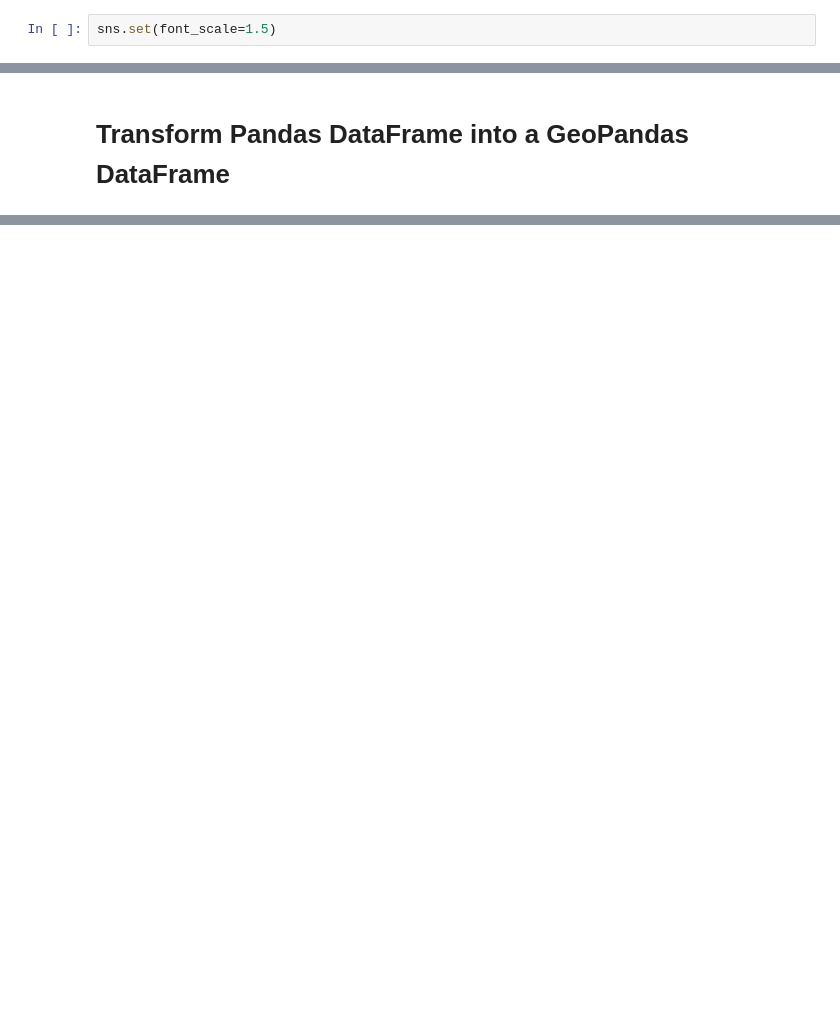
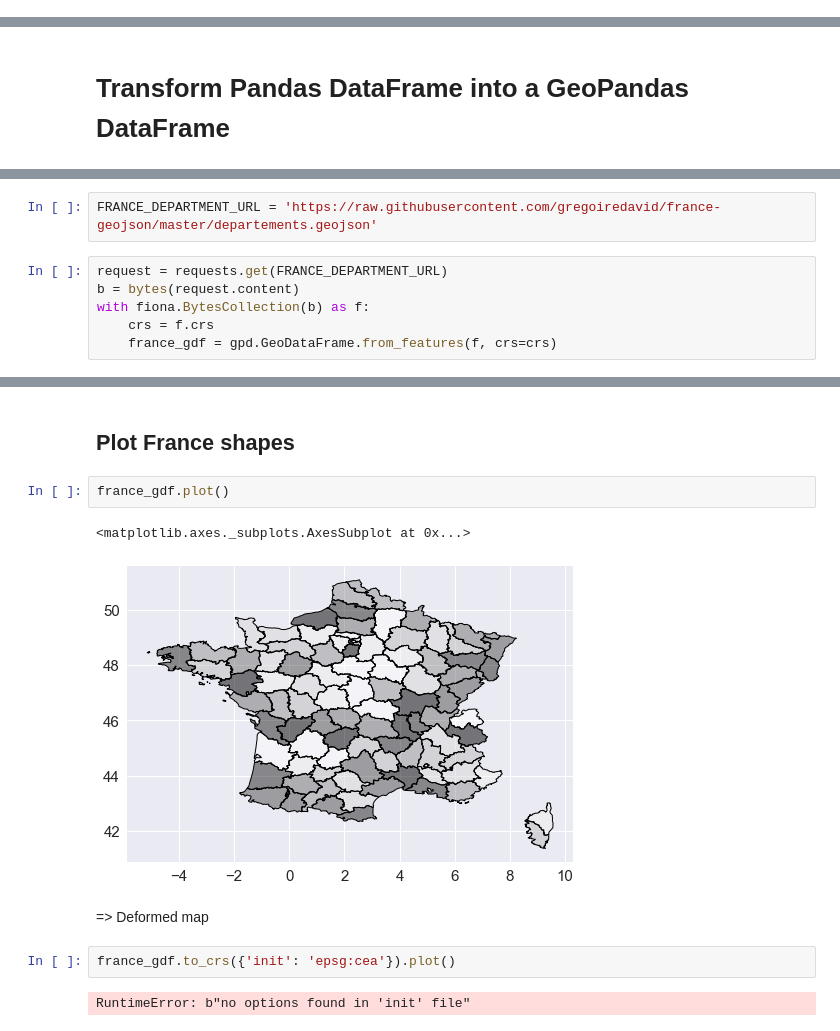
Before and after one commit to yassineAlouini/gis-with-python, a Jupyter notebook: gis_with_python.ipynb, the cells around one changed output, grey strips where cells are left out. Cells and saved outputs as stored; diff of their text form; blank space fills up the shorter version.

```diff
--- a/gis_with_python.ipynb
+++ b/gis_with_python.ipynb
@@ -22,6 +23,4 @@ import seaborn as sns
 %matplotlib inline
-# %%
-sns.set(font_scale=1.5)
 # %%
 %load_ext watermark
 # %%
@@ -148,0 +109,8 @@ mplleaflet.display(fig=fig)
+# %%
+FRANCE_DEPARTMENT_URL = 'https://raw.githubusercontent.com/gregoiredavid/france-geojson/master/departements.geojson'
+# %%
+request = requests.get(FRANCE_DEPARTMENT_URL)
+b = bytes(request.content)
+with fiona.BytesCollection(b) as f:
+    crs = f.crs
+    france_gdf = gpd.GeoDataFrame.from_features(f, crs=crs)
@@ -148,0 +126,13 @@ mplleaflet.display(fig=fig)
+# %% [markdown]
+## Plot France shapes
+# %%
+france_gdf.plot()
+# %% [output]
+<matplotlib.axes._subplots.AxesSubplot at 0x...>
+[figure, added]
+# %% [markdown]
+=> Deformed map
+# %%
+france_gdf.to_crs({'init': 'epsg:cea'}).plot()
+# %% [output]
+RuntimeError: b"no options found in 'init' file"
```
Also changed, not shown: parts of 36 cells of this notebook, 7 other files.
